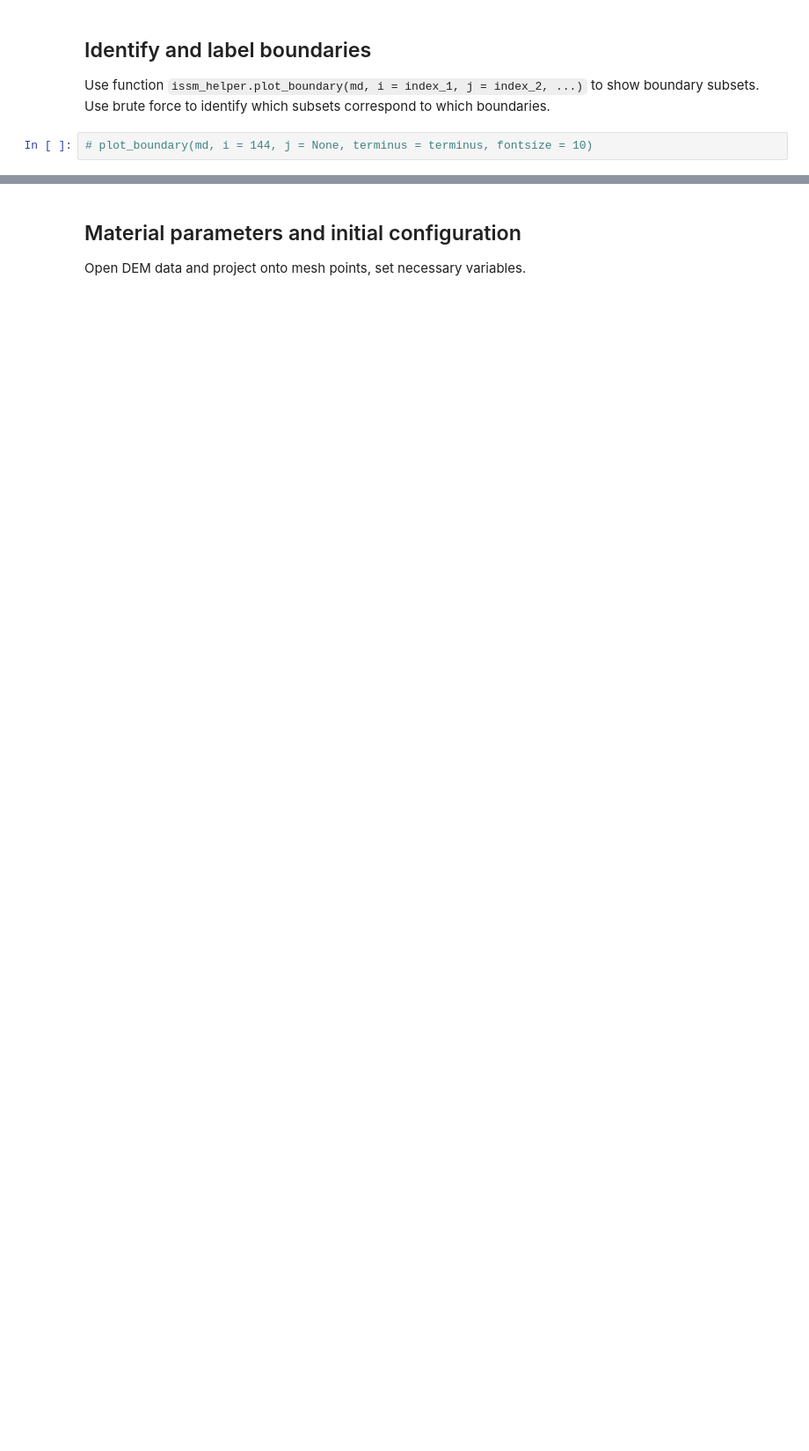
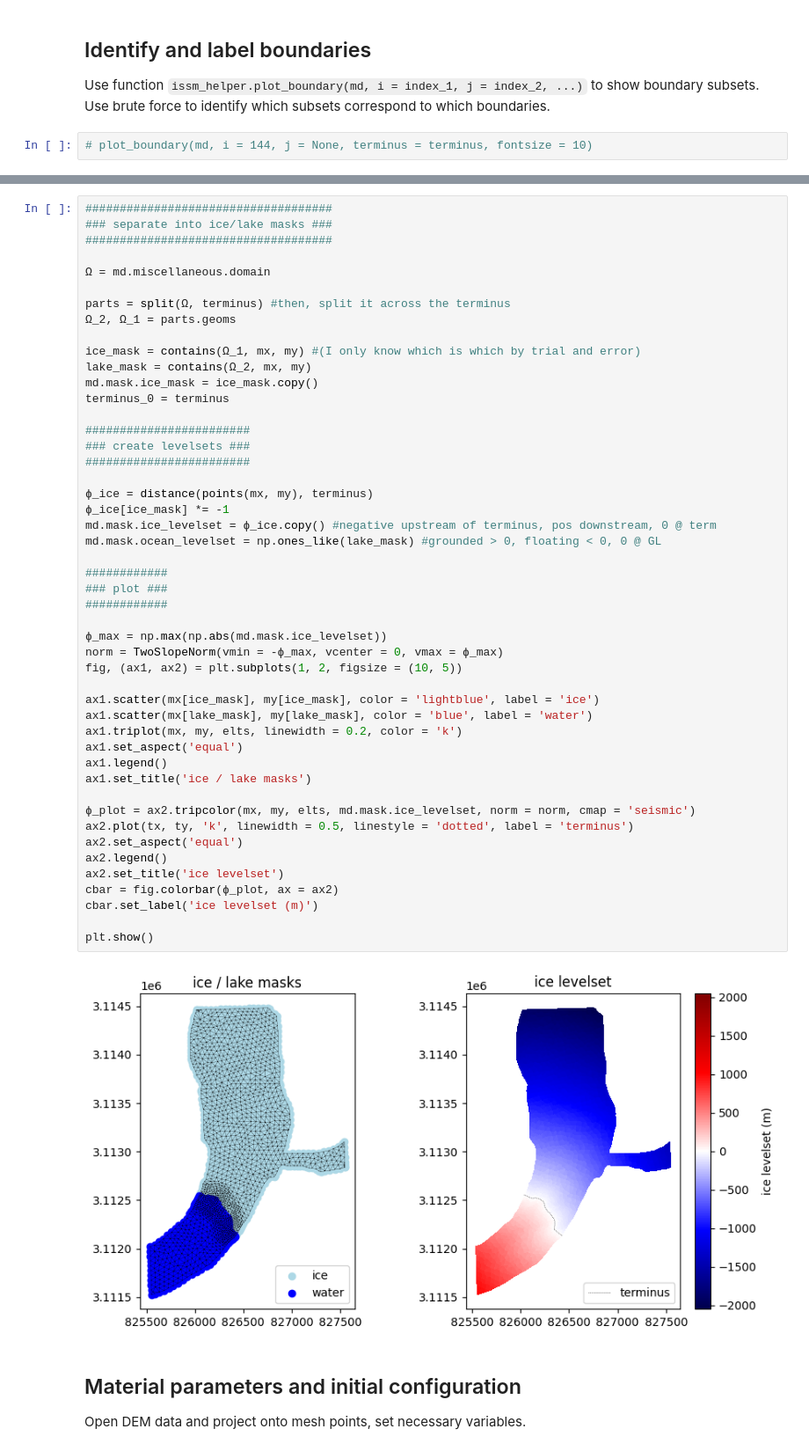
Before and after one commit to chrismiele/glimmer, a Jupyter notebook: issm/luggye_HO_model.ipynb, the cells around one changed output, grey strips where cells are left out. Shown at 88% size. Cells and saved outputs as stored; diff of their text form; blank space fills up the shorter version.

```diff
--- a/issm/luggye_HO_model.ipynb
+++ b/issm/luggye_HO_model.ipynb
@@ -253,3 +184,53 @@ plt.show()
+# %%
+####################################
+### separate into ice/lake masks ###
+####################################
+
+Ω = md.miscellaneous.domain
+
+parts = split(Ω, terminus) #then, split it across the terminus
+Ω_2, Ω_1 = parts.geoms
+
+ice_mask = contains(Ω_1, mx, my) #(I only know which is which by trial and error)
+lake_mask = contains(Ω_2, mx, my)
+md.mask.ice_mask = ice_mask.copy()
+terminus_0 = terminus
+
+########################
+### create levelsets ###
+########################
+
+ϕ_ice = distance(points(mx, my), terminus)
+ϕ_ice[ice_mask] *= -1
+md.mask.ice_levelset = ϕ_ice.copy() #negative upstream of terminus, pos downstream, 0 @ term
+md.mask.ocean_levelset = np.ones_like(lake_mask) #grounded > 0, floating < 0, 0 @ GL
+
+############
+### plot ###
+############
+
+ϕ_max = np.max(np.abs(md.mask.ice_levelset))
+norm = TwoSlopeNorm(vmin = -ϕ_max, vcenter = 0, vmax = ϕ_max)
+fig, (ax1, ax2) = plt.subplots(1, 2, figsize = (10, 5))
+
+ax1.scatter(mx[ice_mask], my[ice_mask], color = 'lightblue', label = 'ice')
+ax1.scatter(mx[lake_mask], my[lake_mask], color = 'blue', label = 'water')
+ax1.triplot(mx, my, elts, linewidth = 0.2, color = 'k')
+ax1.set_aspect('equal')
+ax1.legend()
+ax1.set_title('ice / lake masks')
+
+ϕ_plot = ax2.tripcolor(mx, my, elts, md.mask.ice_levelset, norm = norm, cmap = 'seismic')
+ax2.plot(tx, ty, 'k', linewidth = 0.5, linestyle = 'dotted', label = 'terminus')
+ax2.set_aspect('equal')
+ax2.legend()
+ax2.set_title('ice levelset')
+cbar = fig.colorbar(ϕ_plot, ax = ax2)
+cbar.set_label('ice levelset (m)')
+
+plt.show()
+# %% [output]
+[figure]
 # %% [markdown]
 ## Material parameters and initial configuration
 Open DEM data and project onto mesh points, set necessary variables.
```
Also changed, not shown: parts of 21 cells of this notebook.
